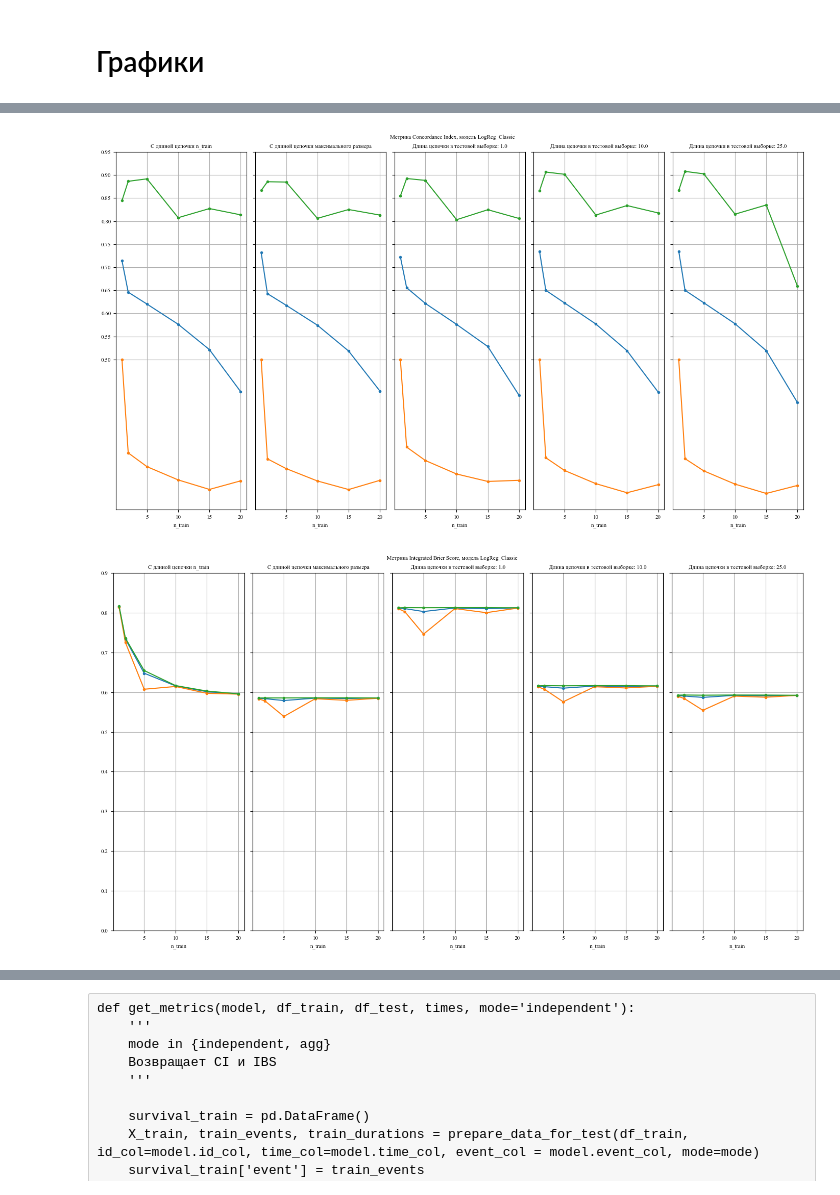
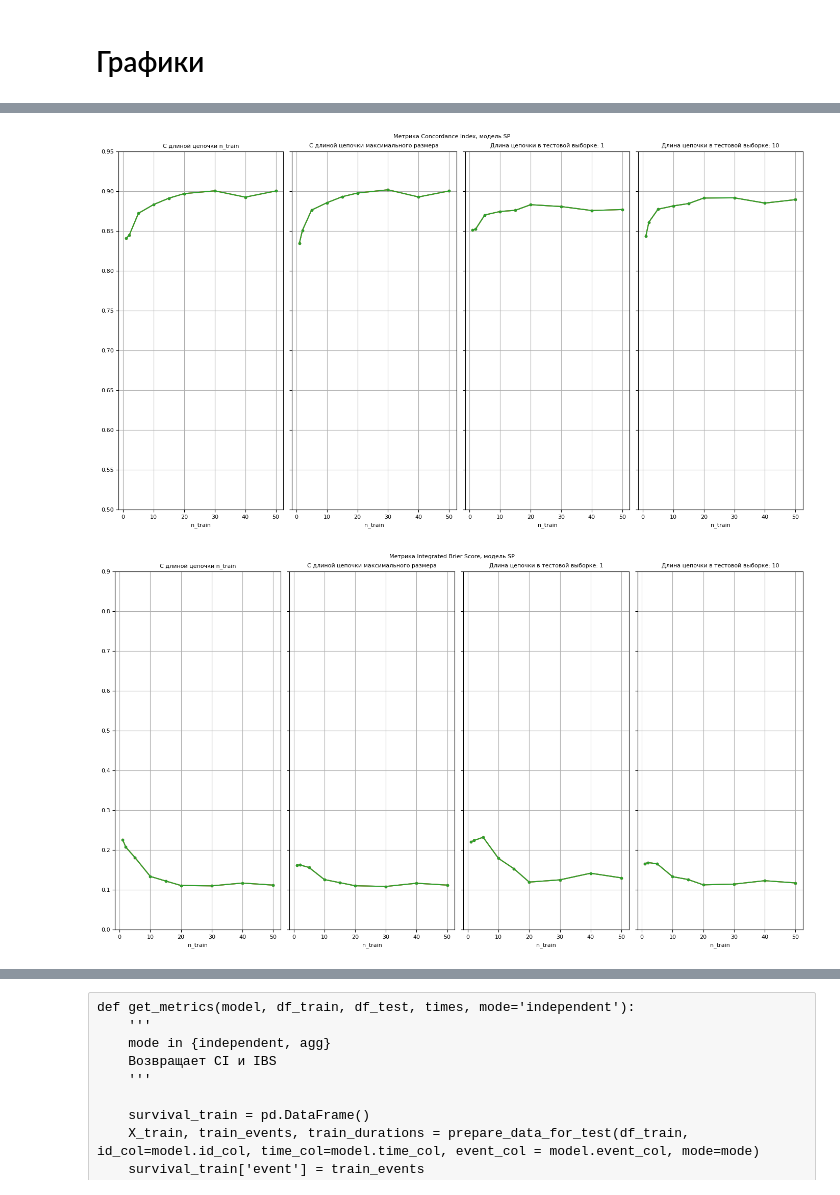
Before and after one commit to dvarfe/Backblaze_ML_Ops, a Jupyter notebook: GridSearch.ipynb, the cells around one changed output, grey strips where cells are left out. Drawn from its saved outputs; the diff is of its cells as text; code cells hidden in the pictures.

```diff
--- a/GridSearch.ipynb
+++ b/GridSearch.ipynb
@@ -40,3 +1,4 @@ import matplotlib.pyplot as plt
 # %%
-# df = pd.read_csv('Backups/Backup_old_scaler/grid_search.csv')
-df = pd.read_csv('Grid_Search/grid_search_cox.csv')
+import pandas as pd
+import numpy as np
+df = pd.read_csv('Artifacts/Exp_46/grid_search.csv')
@@ -175,7 +114,6 @@ def draw_all_metrics_plots(df_full, metric, ticks, full_metrics_name=None, metho
 # %%
 import matplotlib
 plt.rcParams["figure.figsize"] = (14,8)
-plt.rcParams["font.family"] = "Times New Roman"
 SMALL_SIZE = 8
 MEDIUM_SIZE = 10
 BIGGER_SIZE = 15
@@ -187,6 +125,5 @@ plt.rc('xtick', labelsize=30)    # fontsize of the tick labels
 plt.rc('ytick', labelsize=30)    # fontsize of the tick labels
 plt.rc('legend', fontsize=BIGGER_SIZE)    # legend fontsize
 plt.rc('figure', titlesize=BIGGER_SIZE)  # fontsize of the figure title
-df = df[df['C'] >= 1]
-draw_all_metrics_plots(df, 'ci', np.arange(0.93, 0.96, 0.005), full_metrics_name='Concordance Index', method = 'LogReg_Classic')
+draw_all_metrics_plots(df, 'ci', np.arange(0.83, 0.9, 0.005), full_metrics_name='Concordance Index', method = 'SP')
 # %% [output]
@@ -247,26 +187,24 @@ def draw_all_metrics_agg(df_full, metric, ticks, full_metrics_name=None, method
 # %%
 import pandas as pd
 import matplotlib.pyplot as plt
 import numpy as np
 plt.rcParams["figure.figsize"] = (14,8)
-plt.rcParams["font.family"] = "Times New Roman"
 SMALL_SIZE = 6
 MEDIUM_SIZE = 7
 BIGGER_SIZE = 8
 
 plt.rc('font', size=BIGGER_SIZE)          # controls default text sizes
 plt.rc('axes', titlesize=BIGGER_SIZE)     # fontsize of the axes title
 plt.rc('axes', labelsize=BIGGER_SIZE)    # fontsize of the x and y labels
 plt.rc('xtick', labelsize=BIGGER_SIZE)    # fontsize of the tick labels
 plt.rc('ytick', labelsize=BIGGER_SIZE)    # fontsize of the tick labels
 plt.rc('legend', fontsize=BIGGER_SIZE)    # legend fontsize
 plt.rc('figure', titlesize=BIGGER_SIZE)  # fontsize of the figure title
-df_logreg = pd.read_csv('grid_search.csv')
-draw_all_metrics_agg(df_logreg, 'ci', np.arange(0.5, 1, 0.05), full_metrics_name='Concordance Index', method = 'LogReg_Classic')
-draw_all_metrics_agg(df_logreg, 'ibs', np.arange(0, 1, 0.1), full_metrics_name='Integrated Brier Score', method='LogReg_Classic')
+draw_all_metrics_agg(df, 'ci', np.arange(0.5, 1, 0.05), full_metrics_name='Concordance Index', method = 'SP')
+draw_all_metrics_agg(df, 'ibs', np.arange(0, 1, 0.1), full_metrics_name='Integrated Brier Score', method='SP')
 # %% [output]
-[figure, old version]
+[figure, new version]
-[figure, old version]
+[figure, new version]
 # %%
 # from modules.constants import TEST_GRID
 
```
Also changed, not shown: parts of 63 cells of this notebook, 56 other files.
